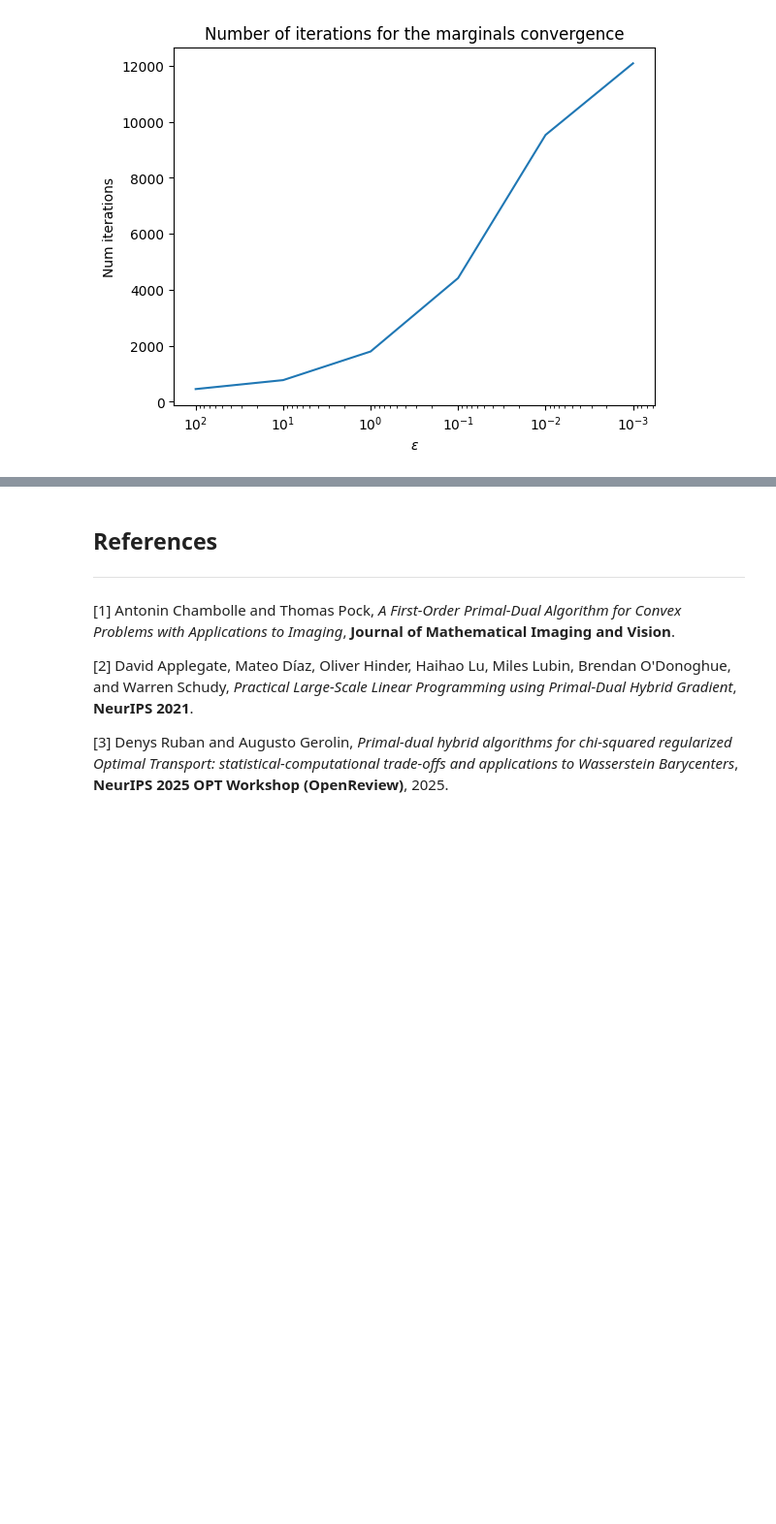
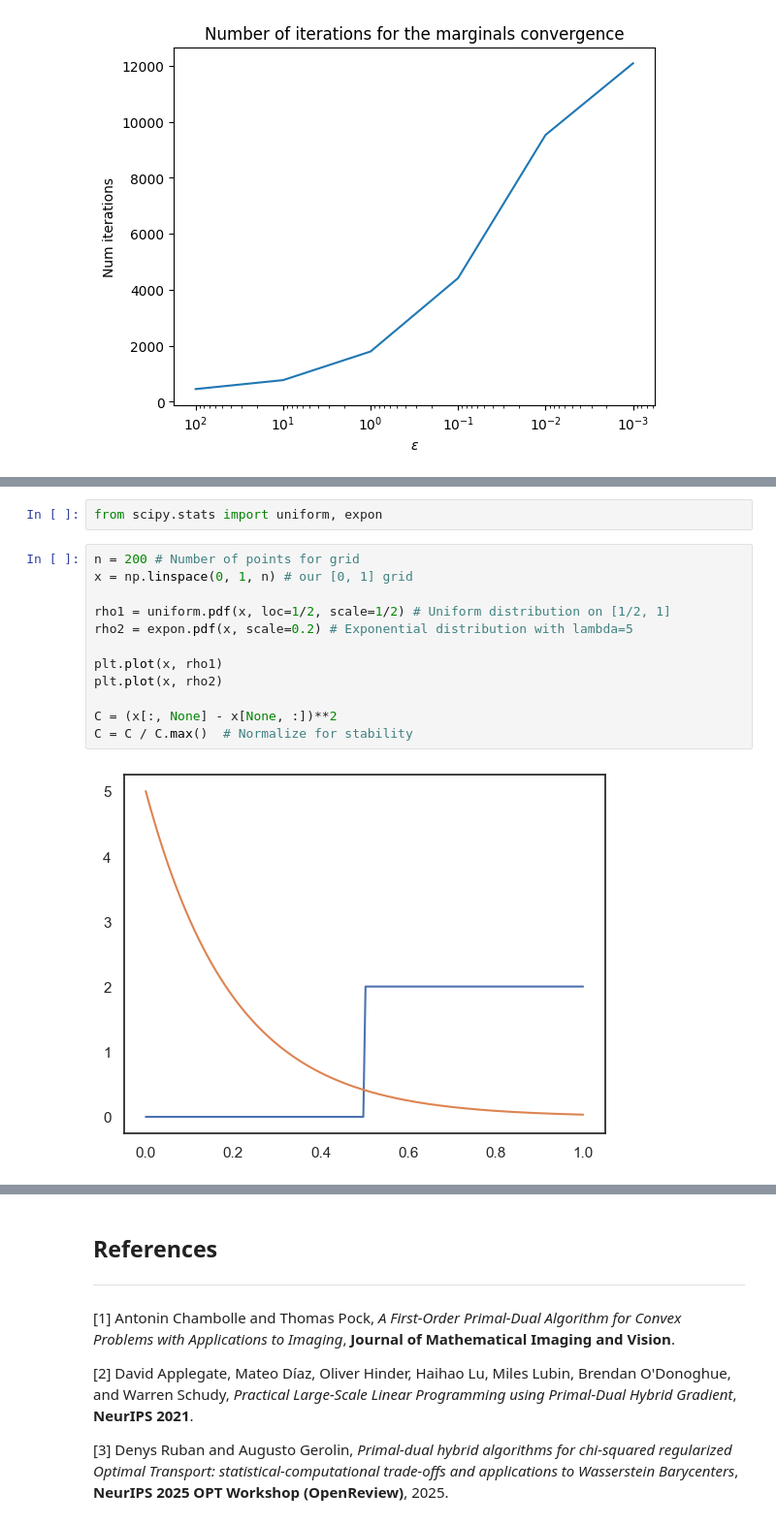
Before and after one commit to AI-Quantum-Research-Group/OT-Jan-2026, a Jupyter notebook: notebooks/quadratic.ipynb, the cells around one changed output, grey strips where cells are left out. Shown at 97% size. Saved outputs shown, nothing was run; the diff lists cells and outputs as text; blank space fills up the shorter version.

```diff
--- a/notebooks/quadratic.ipynb
+++ b/notebooks/quadratic.ipynb
@@ -730,0 +735,16 @@ Text(0.5, 1.0, 'Number of iterations for the marginals convergence')
+# %%
+from scipy.stats import uniform, expon
+# %%
+n = 200 # Number of points for grid
+x = np.linspace(0, 1, n) # our [0, 1] grid
+
+rho1 = uniform.pdf(x, loc=1/2, scale=1/2) # Uniform distribution on [1/2, 1]
+rho2 = expon.pdf(x, scale=0.2) # Exponential distribution with lambda=5
+
+plt.plot(x, rho1)
+plt.plot(x, rho2)
+
+C = (x[:, None] - x[None, :])**2
+C = C / C.max()  # Normalize for stability
+# %% [output]
+[figure, added]
```
Also changed, not shown: parts of 3 cells of this notebook, 2 other files.
